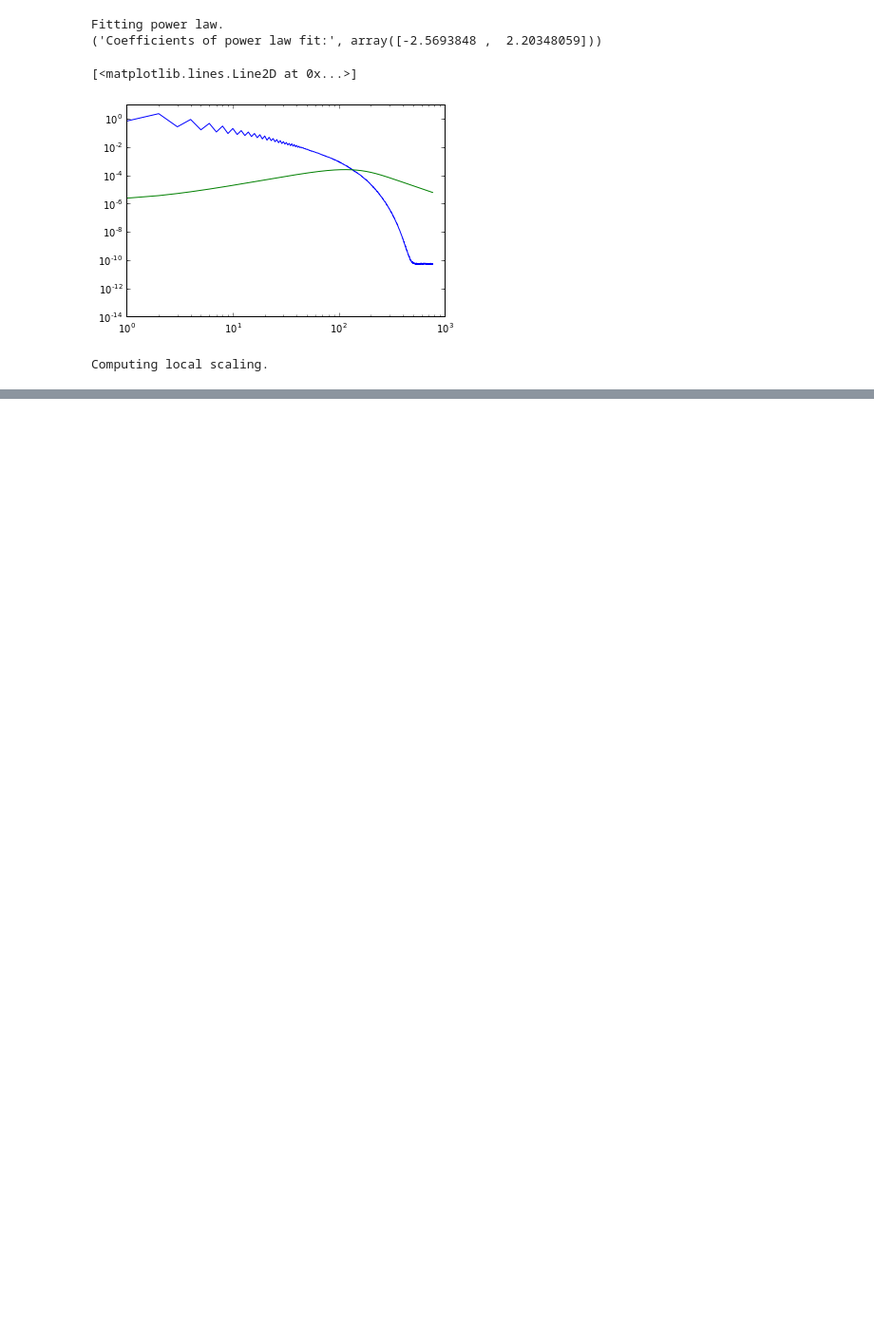
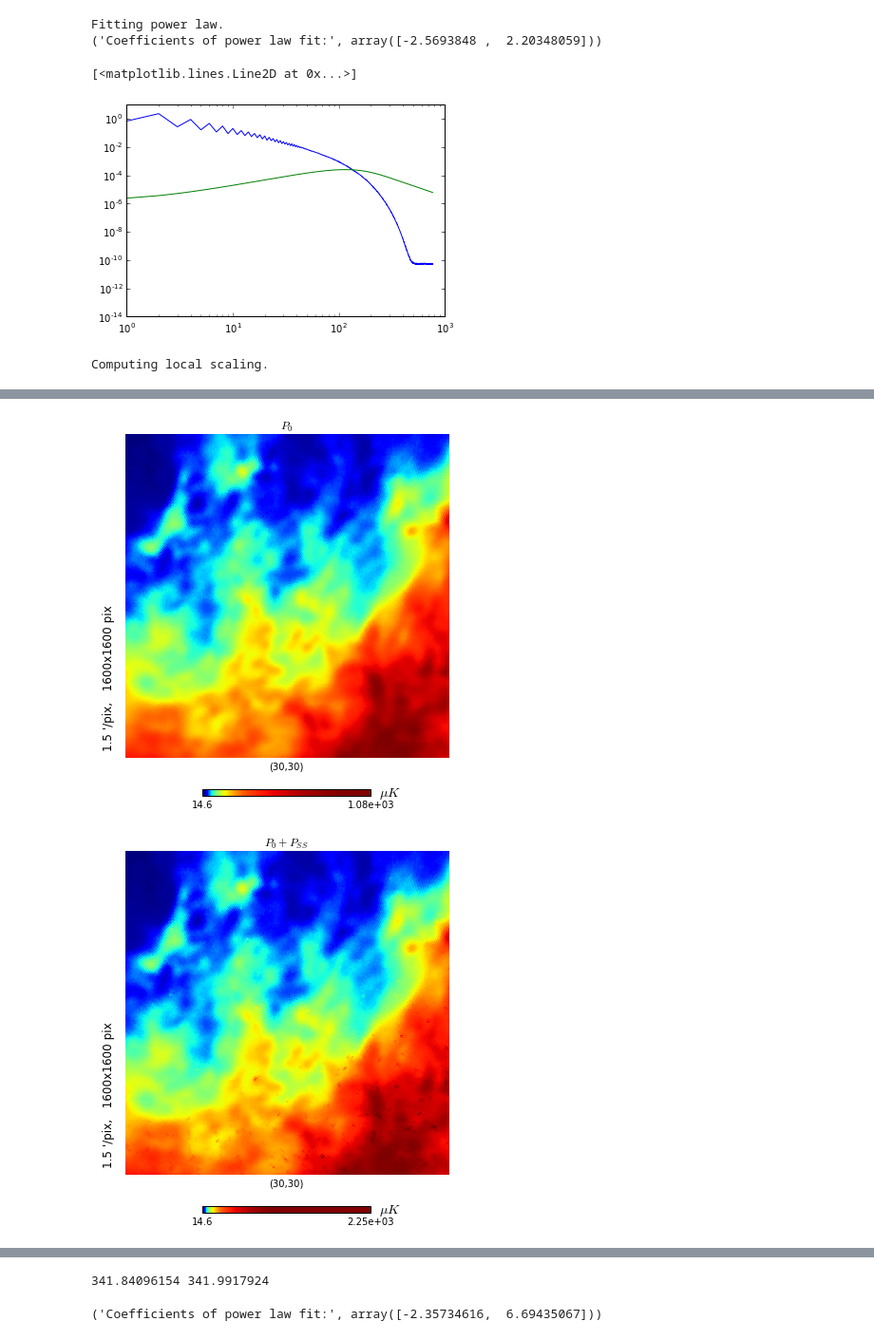
Before and after one commit to JulienPeloton/PySM, a Jupyter notebook: Untitled2.ipynb, the cells around one changed output, grey strips where cells are left out. Shown at 95% size. Drawn from its saved outputs; the diff is of its cells as text; code cells hidden in the pictures; blank space fills up the shorter version.

```diff
--- a/Untitled2.ipynb
+++ b/Untitled2.ipynb
@@ -261,0 +293,7 @@ hp.write_map(file_out,map_in+map_ss)
+# %%
+hp.gnomview(map_in, rot=[30,30], title='$P_{0}$', unit='$\mu K$',xsize=1600,norm='histo')
+hp.gnomview(map_in+map_ss, rot=[30,30], title='$P_{0}+P_{SS}}$', unit='$\mu K$',xsize=1600,norm='histo')
+hp.gnomview(map_ss, rot=[30,30], title='$P_{0}$', unit='$\mu K$',xsize=1600,norm='histo')
+# %% [output]
+[figure, added]
+[figure, added]
@@ -261,0 +301,8 @@ hp.write_map(file_out,map_in+map_ss)
+# %%
+print np.mean(map_in+map_ss),np.mean(map_in)
+# %% [output]
+341.84096154 341.9917924
+# %%
+cl_pl = fit_cl_conv(map_ss+map_in,pl_fit,theta_res)
+# %% [output]
+('Coefficients of power law fit:', array([-2.35734616,  6.69435067]))
```
Also changed, not shown: parts of 11 cells of this notebook, 12 other files.
